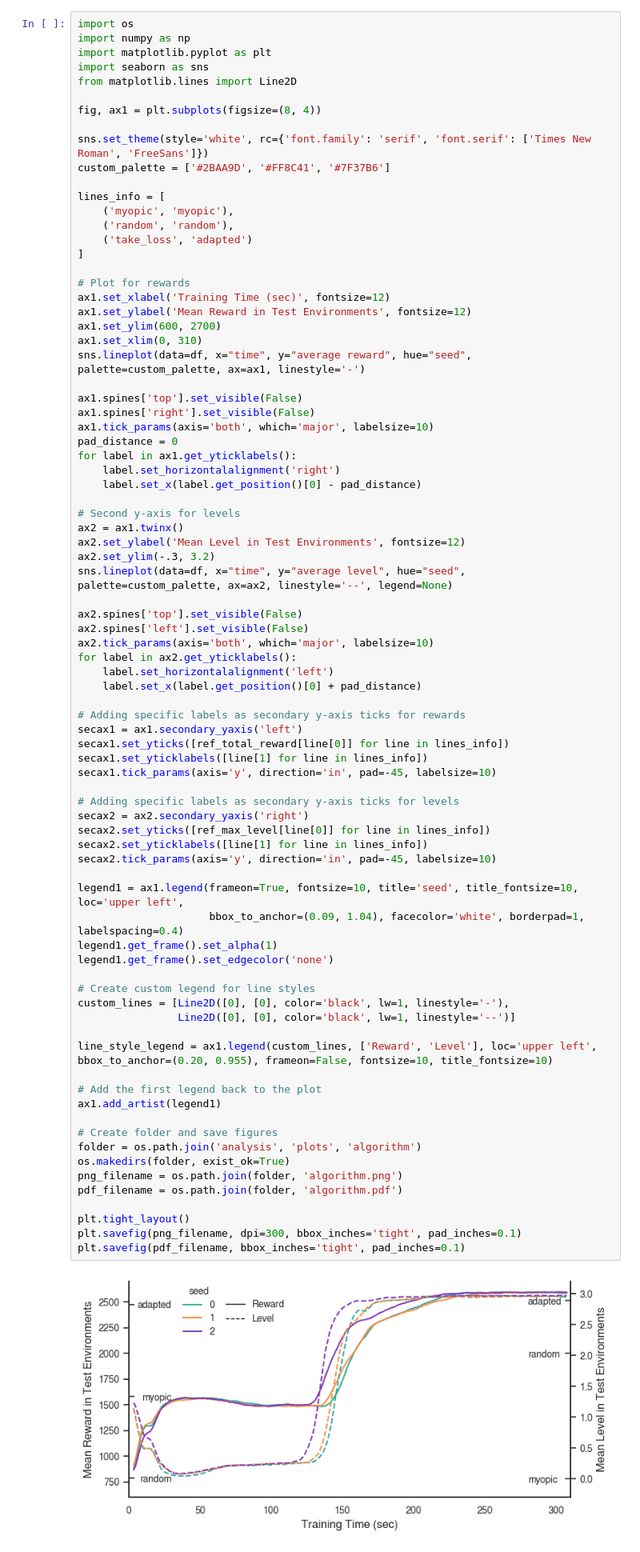
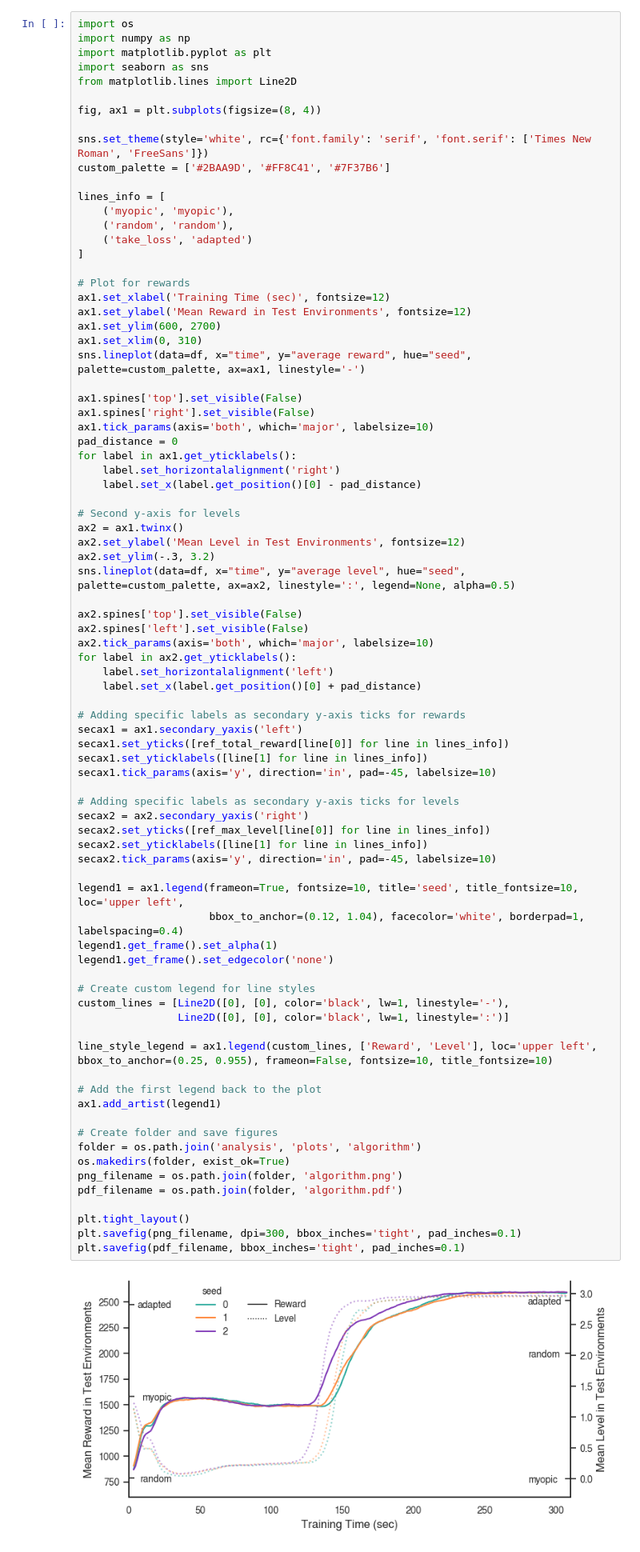
Before and after one commit to LBrinkmann/reward-network-iii, a Jupyter notebook: analysis/algorithm.ipynb, the cells around one changed output. Shown at 80% size. Saved outputs shown, nothing was run; the diff lists cells and outputs as text.

Commit message:
update algorithm plots.

```diff
--- a/analysis/algorithm.ipynb
+++ b/analysis/algorithm.ipynb
@@ -244,7 +236,7 @@ for label in ax1.get_yticklabels():
 ax2 = ax1.twinx()
 ax2.set_ylabel('Mean Level in Test Environments', fontsize=12)
 ax2.set_ylim(-.3, 3.2)
-sns.lineplot(data=df, x="time", y="average level", hue="seed", palette=custom_palette, ax=ax2, linestyle='--', legend=None)
+sns.lineplot(data=df, x="time", y="average level", hue="seed", palette=custom_palette, ax=ax2, linestyle=':', legend=None, alpha=0.5)
 
 ax2.spines['top'].set_visible(False)
 ax2.spines['left'].set_visible(False)
@@ -259,34 +251,34 @@ secax1.set_yticks([ref_total_reward[line[0]] for line in lines_info])
 secax1.set_yticklabels([line[1] for line in lines_info])
 secax1.tick_params(axis='y', direction='in', pad=-45, labelsize=10)
 
 # Adding specific labels as secondary y-axis ticks for levels
 secax2 = ax2.secondary_yaxis('right')
 secax2.set_yticks([ref_max_level[line[0]] for line in lines_info])
 secax2.set_yticklabels([line[1] for line in lines_info])
 secax2.tick_params(axis='y', direction='in', pad=-45, labelsize=10)
 
 legend1 = ax1.legend(frameon=True, fontsize=10, title='seed', title_fontsize=10, loc='upper left',
-                     bbox_to_anchor=(0.09, 1.04), facecolor='white', borderpad=1, labelspacing=0.4)
+                     bbox_to_anchor=(0.12, 1.04), facecolor='white', borderpad=1, labelspacing=0.4)
 legend1.get_frame().set_alpha(1)
 legend1.get_frame().set_edgecolor('none')
 
 # Create custom legend for line styles
 custom_lines = [Line2D([0], [0], color='black', lw=1, linestyle='-'),
-                Line2D([0], [0], color='black', lw=1, linestyle='--')]
+                Line2D([0], [0], color='black', lw=1, linestyle=':')]
 
-line_style_legend = ax1.legend(custom_lines, ['Reward', 'Level'], loc='upper left', bbox_to_anchor=(0.20, 0.955), frameon=False, fontsize=10, title_fontsize=10)
+line_style_legend = ax1.legend(custom_lines, ['Reward', 'Level'], loc='upper left', bbox_to_anchor=(0.25, 0.955), frameon=False, fontsize=10, title_fontsize=10)
 
 # Add the first legend back to the plot
 ax1.add_artist(legend1)
 
 # Create folder and save figures
 folder = os.path.join('analysis', 'plots', 'algorithm')
 os.makedirs(folder, exist_ok=True)
 png_filename = os.path.join(folder, 'algorithm.png')
 pdf_filename = os.path.join(folder, 'algorithm.pdf')
 
 plt.tight_layout()
 plt.savefig(png_filename, dpi=300, bbox_inches='tight', pad_inches=0.1)
 plt.savefig(pdf_filename, bbox_inches='tight', pad_inches=0.1)
 # %% [output]
-[figure, old version]
+[figure, new version]
```
Also changed, not shown: parts of 4 cells of this notebook, 2 other files.
